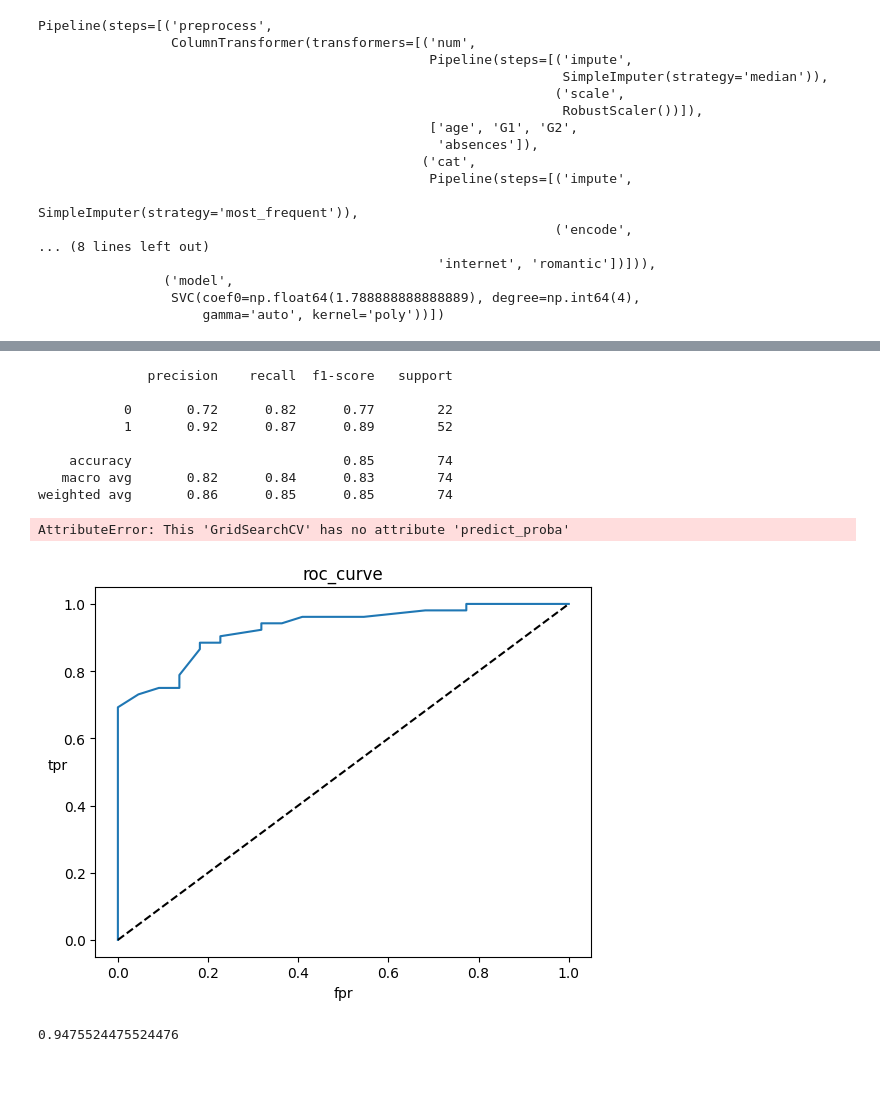
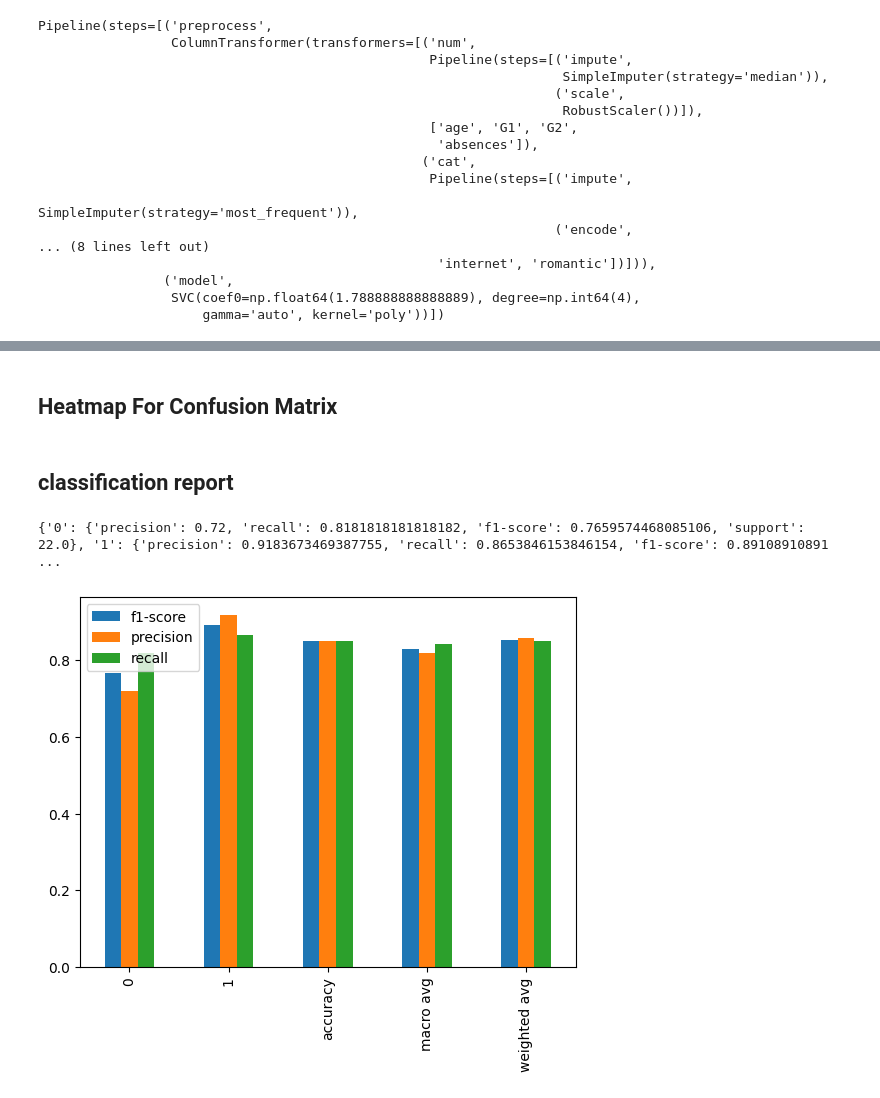
Before and after one commit to ironomar0101-glitch/Predicting-student-performance, a Jupyter notebook: predicting student performance.ipynb, the cells around one changed output, grey strips where cells are left out. Saved outputs shown, nothing was run; the diff lists cells and outputs as text; code cells hidden in the pictures.

```diff
--- a/predicting student performance.ipynb
+++ b/predicting student performance.ipynb
@@ -329,34 +387,16 @@ plt.show()
+# %% [markdown]
+<h2>Heatmap For Confusion Matrix</h2>
+# %% [markdown]
+<h2>classification report</h2>
 # %%
-report=classification_report(y_test,y_pred)
+report=classification_report(y_test,y_pred,output_dict=True)
 print(report)
 # %% [output]
-              precision    recall  f1-score   support
-
-           0       0.72      0.82      0.77        22
-           1       0.92      0.87      0.89        52
-
-    accuracy                           0.85        74
-   macro avg       0.82      0.84      0.83        74
-weighted avg       0.86      0.85      0.85        74
+{'0': {'precision': 0.72, 'recall': 0.8181818181818182, 'f1-score': 0.7659574468085106, 'support': 22.0}, '1': {'precision': 0.9183673469387755, 'recall': 0.8653846153846154, 'f1-score': 0.89108910891 ...
-# %%
-from sklearn.metrics import roc_curve
-y_p_poba=grid.predict_proba(x_test)[:,1]
-y_p_poba
-# %% [output]
-AttributeError: This 'GridSearchCV' has no attribute 'predict_proba'
-# %%
-fpr,tpr,threshold=roc_curve(y_test,y_p_poba)
-plt.plot(fpr,tpr)
-plt.plot([0,1],[0,1],'k--', label='Random')
-plt.title("roc_curve")
-plt.xlabel('fpr')
-plt.ylabel('tpr',rotation=360)
-plt.show()
-# %% [output]
-[figure, removed]
-# %%
-from sklearn.metrics import roc_auc_score
-roc=roc_auc_score(y_test,y_p_poba)
-roc #area under the curve
-# %% [output]
-0.9475524475524476
+# %%
+df_report=pd.DataFrame(report).transpose()
+df_report[['f1-score','precision','recall']].plot(kind='bar')
+plt.legend()
+plt.show()
+# %% [output]
+[figure, added]
```
Also changed, not shown: parts of 41 cells of this notebook, 4 other files.
